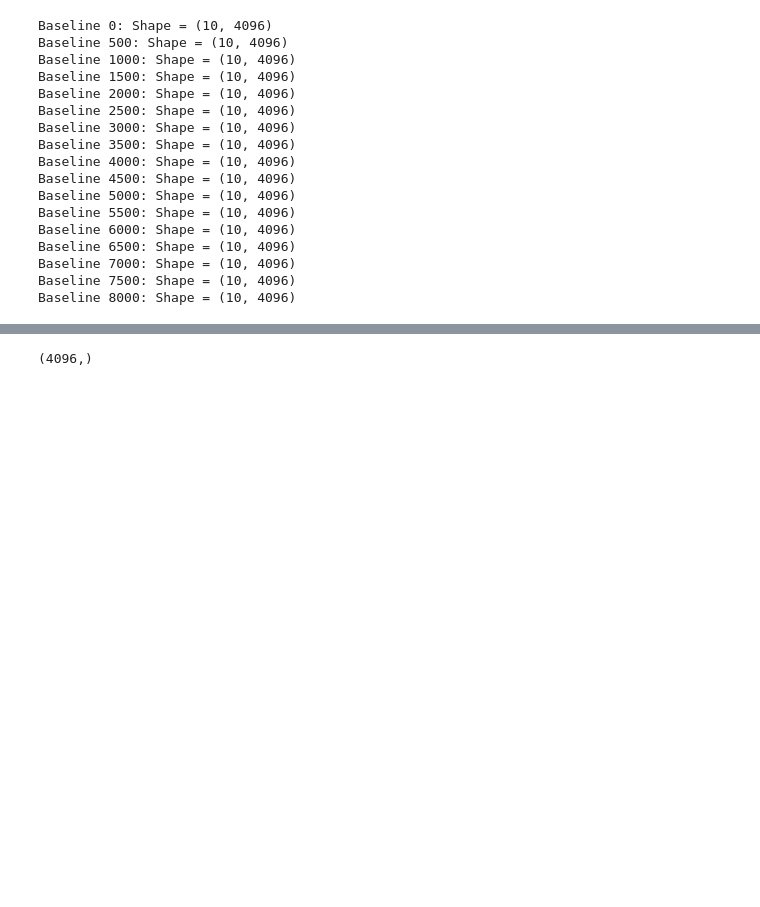
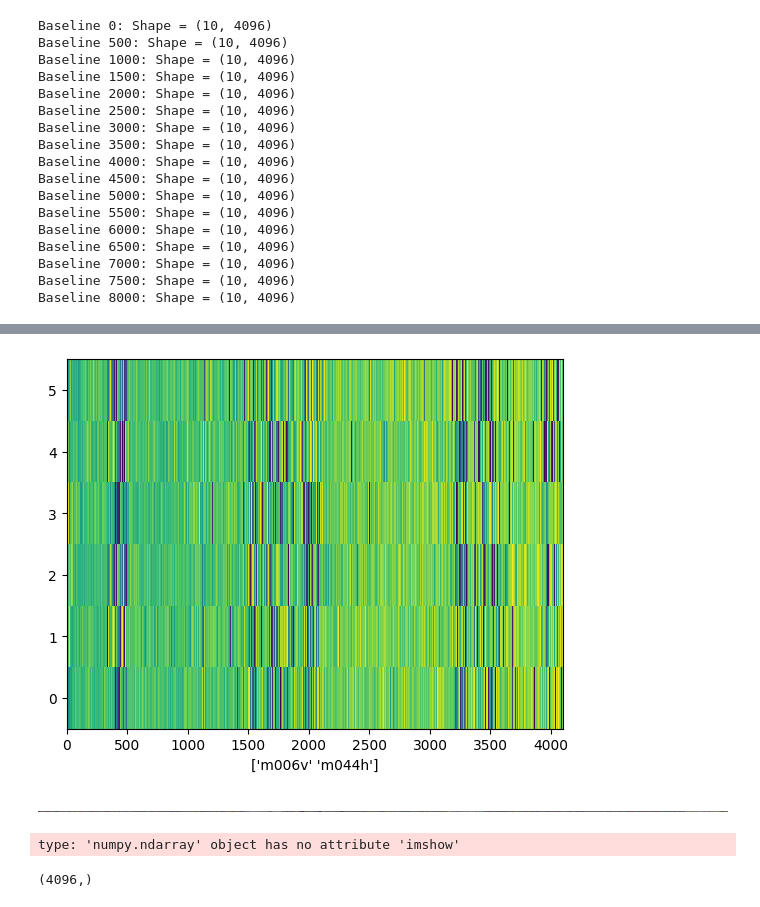
Before and after one commit to tamerakassie/MeertKAT-Visibility-Inspection, a Jupyter notebook: DataInspection-Tutorial.ipynb, the cells around one changed output, grey strips where cells are left out. Saved outputs shown, nothing was run; the diff lists cells and outputs as text; code cells hidden in the pictures; blank space fills up the shorter version.

```diff
--- a/DataInspection-Tutorial.ipynb
+++ b/DataInspection-Tutorial.ipynb
@@ -226,0 +253,24 @@ for scan_ind, state, target in scans:
+# %%
+import numpy as np
+import matplotlib.pyplot as plt
+
+# Assuming you have already defined your 'valid_phase' NumPy array
+
+# Create a figure and axes
+fig, ax = plt.subplots()
+
+# Display the image data using imshow
+
+
+ax.imshow(valid_phase,
+           aspect='auto',
+           origin='lower',
+           interpolation='nearest')
+
+# Set labels or any other customization you need
+ax.set_xlabel('{}'.format(corr_prods[bl_ind[c]]))
+
+# Show the plot
+plt.show()
+# %% [output]
+[figure, added]
@@ -227,3 +279,17 @@ for scan_ind, state, target in scans:
+# %%
+Image.fromarray(valid_phase, 'RGB')
+# %% [output]
+[figure, added]
+# %%
+for a in ax:
+     a.imshow(valid_phase,
+                   aspect='auto',
+                   origin='lower',
+                   interpolation='nearest')
+
+     a.set_xlabel('{}'.format(corr_prods[bl_ind[c]]))
+# %% [output]
+type: 'numpy.ndarray' object has no attribute 'imshow'
 # %%
 phase.shape
 v.freqs.shape
```
Also changed, not shown: parts of 6 cells of this notebook.
